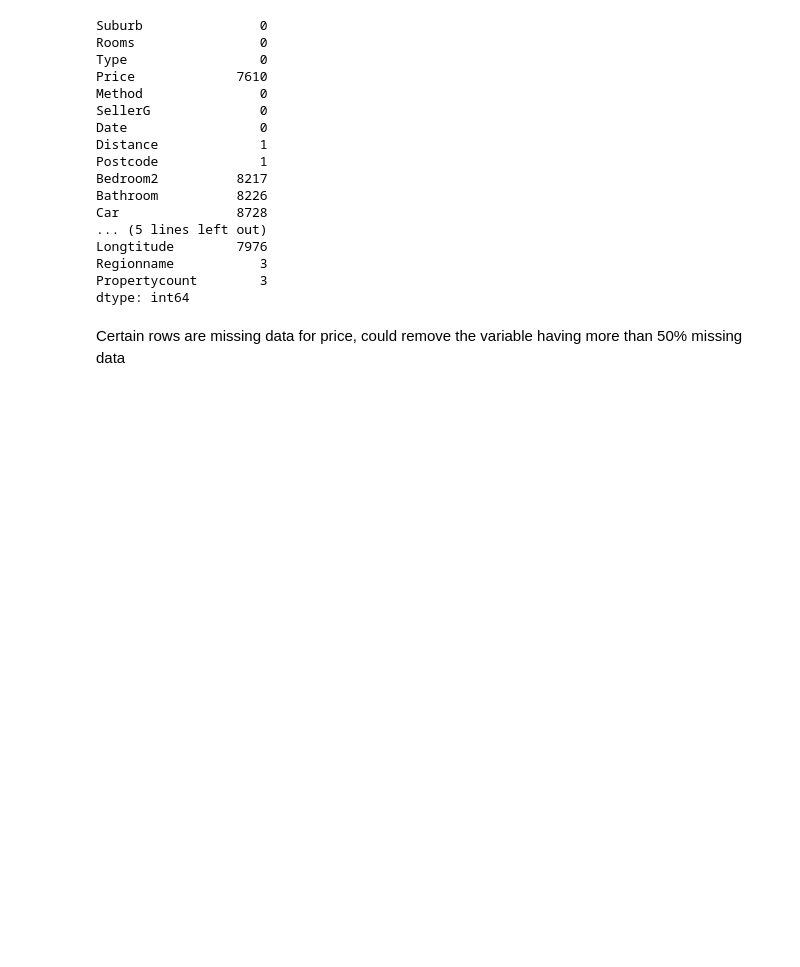
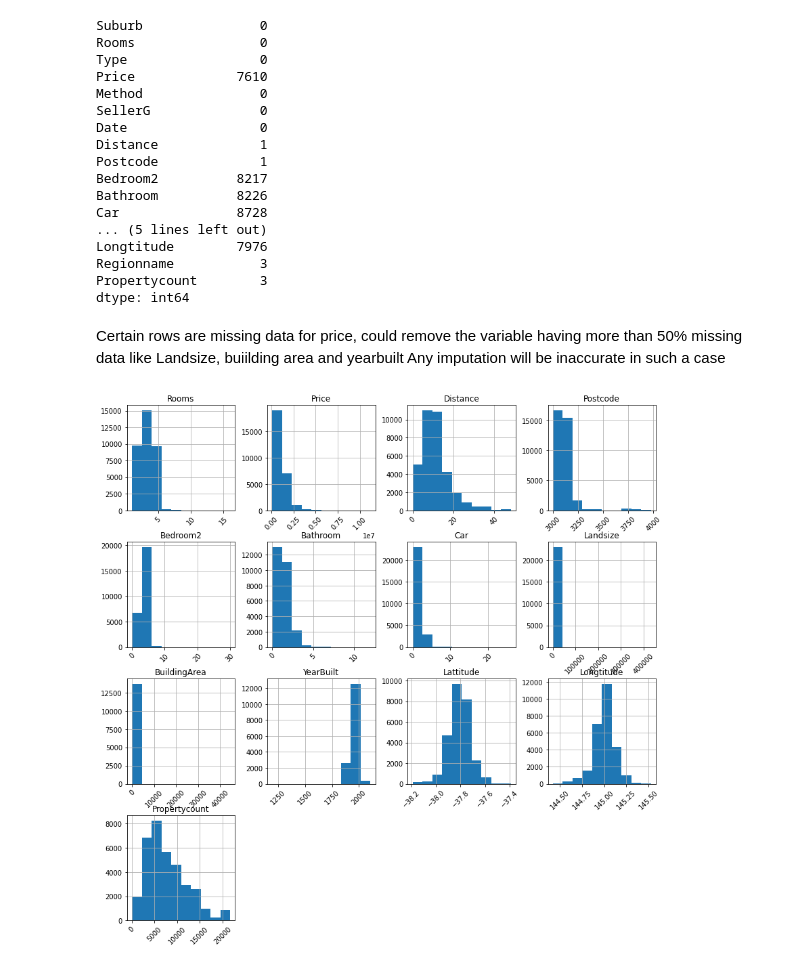
Before and after one commit to DrMahaVasanth/ATM, a Jupyter notebook: Welcome_To_Colaboratory.ipynb, the cells around one changed output. Saved outputs shown, nothing was run; the diff lists cells and outputs as text; code cells hidden in the pictures; blank space fills up the shorter version.

```diff
--- a/Welcome_To_Colaboratory.ipynb
+++ b/Welcome_To_Colaboratory.ipynb
@@ -217,4 +217,10 @@ Propertycount        3
 dtype: int64
 # %% [markdown]
 Certain rows are missing data for price,
-could remove the variable having more than 50% missing data
+could remove the variable having more than 50% missing data like Landsize, buiilding area and yearbuilt
+Any imputation will be inaccurate in such a case
+# %%
+df.hist(figsize=(14,14),xrot=45)
+plt.show()
+# %% [output]
+[figure, added]
```
Also changed, not shown: parts of 23 cells of this notebook.
